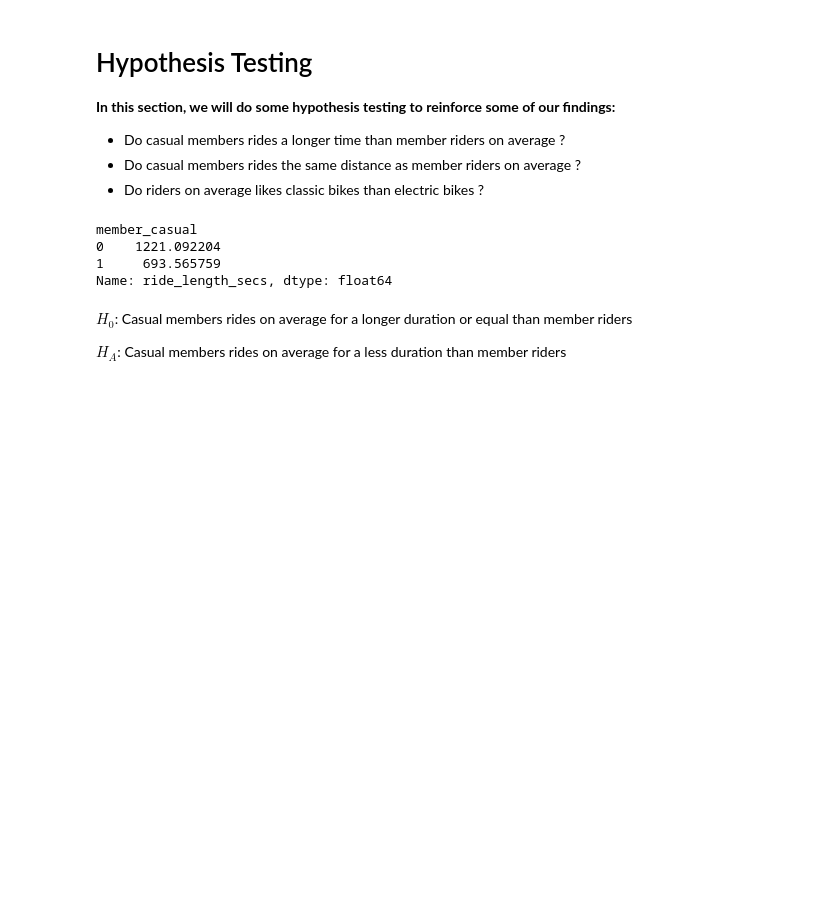
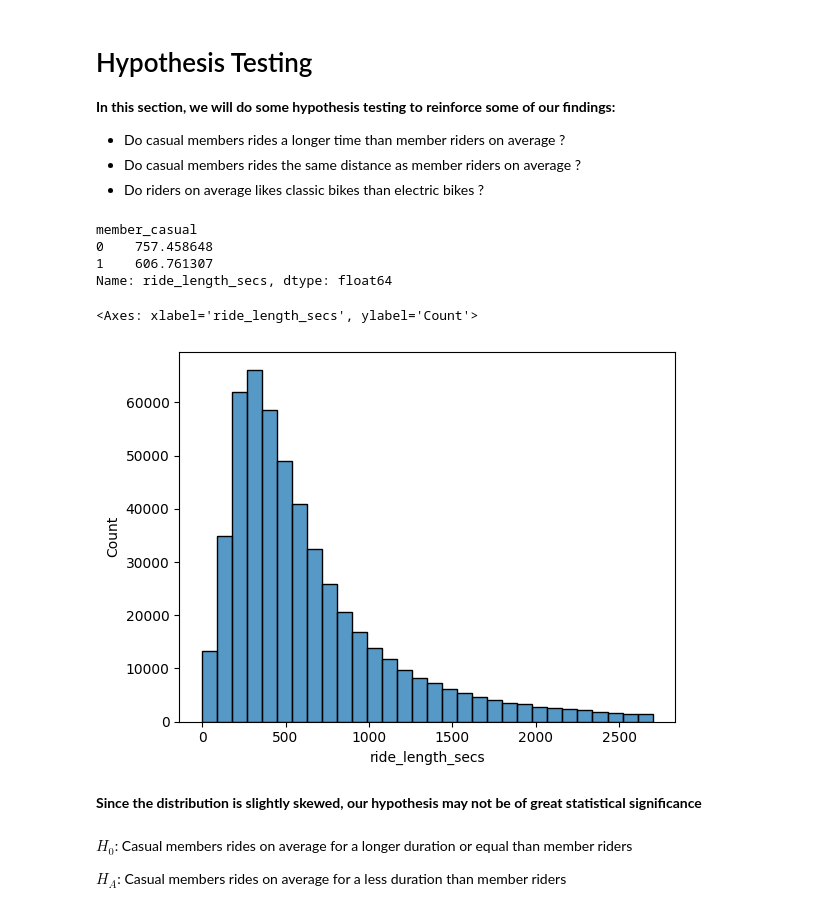
Before and after one commit to ndminh2003/Divvy_Bike_Case_Study_Analysis, a Jupyter notebook: divvy-casestudy.ipynb, the cells around one changed output. Saved outputs shown, nothing was run; the diff lists cells and outputs as text; code cells hidden in the pictures; blank space fills up the shorter version.

```diff
--- a/divvy-casestudy.ipynb
+++ b/divvy-casestudy.ipynb
@@ -488,12 +486,19 @@ sns.heatmap(data=h_df.corr(),square=True,annot=True, fmt='.2f')
 * Do casual members rides the same distance as member riders on average ?
 * Do riders on average likes classic bikes than electric bikes ?
 # %%
-new_df.groupby("member_casual")["ride_length_secs"].mean()
+final_df.groupby("member_casual")["ride_length_secs"].mean()
 # %% [output]
 member_casual
-0    1221.092204
-1     693.565759
+0    757.458648
+1    606.761307
 Name: ride_length_secs, dtype: float64
+# %%
+sns.histplot(final_df['ride_length_secs'],bins=30)
+# %% [output]
+<Axes: xlabel='ride_length_secs', ylabel='Count'>
+[figure, added]
+# %% [markdown]
+**Since the distribution is slightly skewed, our hypothesis may not be of great statistical significance**
 # %% [markdown]
 **$H_0$**: Casual members rides on average for a longer duration or equal than member riders
 
```
Also changed, not shown: parts of 33 cells of this notebook.
